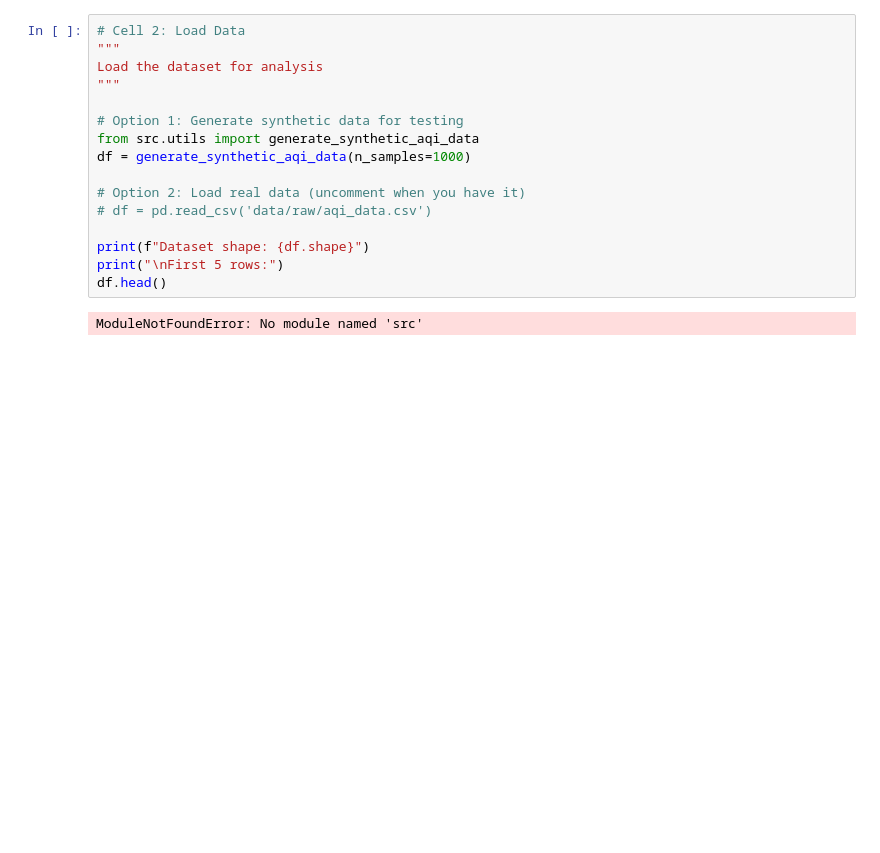
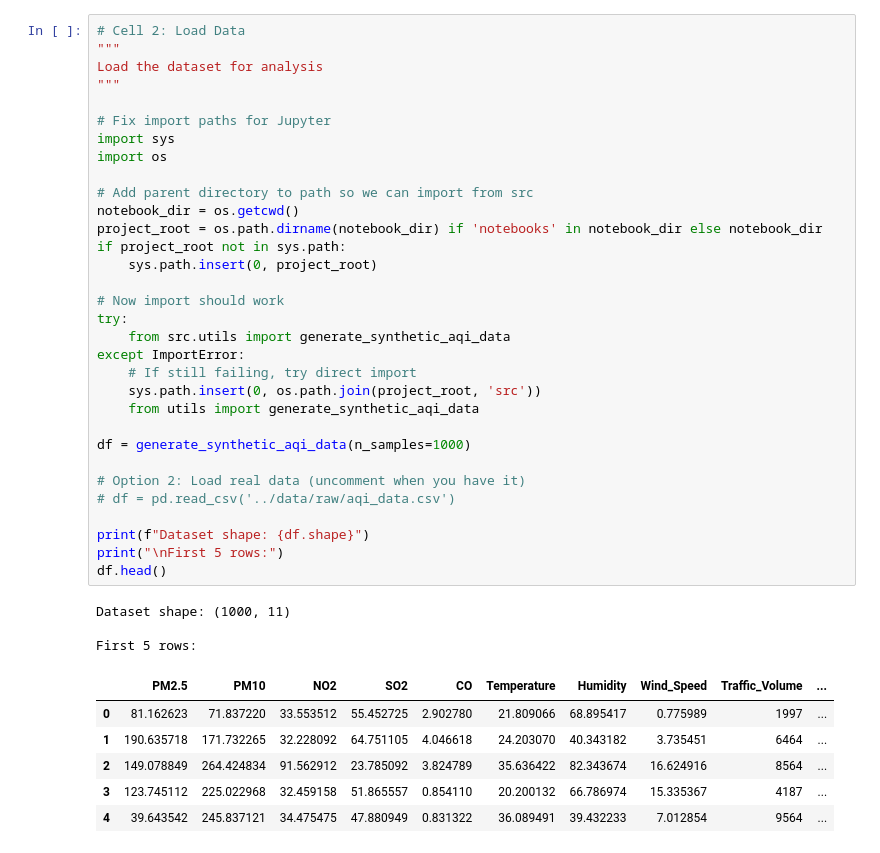
Before and after one commit to NathanMwaura/PLP_AI_week_2, a Jupyter notebook: aqi-climate-action/notebooks/01_EDA.ipynb, the cells around one changed output. Drawn from its saved outputs; the diff is of its cells as text; blank space fills up the shorter version.

```diff
--- a/aqi-climate-action/notebooks/01_EDA.ipynb
+++ b/aqi-climate-action/notebooks/01_EDA.ipynb
@@ -42,21 +57,45 @@ Successfully installed cycler-0.12.1 fonttools-4.60.1 kiwisolver-1.4.9 matplotli
 # %%
 # Cell 2: Load Data
 """
 Load the dataset for analysis
 """
 
-# Option 1: Generate synthetic data for testing
-from src.utils import generate_synthetic_aqi_data
+# Fix import paths for Jupyter
+import sys
+import os
+
+# Add parent directory to path so we can import from src
+notebook_dir = os.getcwd()
+project_root = os.path.dirname(notebook_dir) if 'notebooks' in notebook_dir else notebook_dir
+if project_root not in sys.path:
+    sys.path.insert(0, project_root)
+
+# Now import should work
+try:
+    from src.utils import generate_synthetic_aqi_data
+except ImportError:
+    # If still failing, try direct import
+    sys.path.insert(0, os.path.join(project_root, 'src'))
+    from utils import generate_synthetic_aqi_data
+
 df = generate_synthetic_aqi_data(n_samples=1000)
 
 # Option 2: Load real data (uncomment when you have it)
-# df = pd.read_csv('data/raw/aqi_data.csv')
+# df = pd.read_csv('../data/raw/aqi_data.csv')
 
 print(f"Dataset shape: {df.shape}")
 print("\nFirst 5 rows:")
 df.head()
 # %% [output]
-ModuleNotFoundError: No module named 'src'
+Dataset shape: (1000, 11)
+
+First 5 rows:
+|  | PM2.5 | PM10 | NO2 | SO2 | CO | Temperature | Humidity | Wind_Speed | Traffic_Volume | ... |
+| 0 | 81.162623 | 71.837220 | 33.553512 | 55.452725 | 2.902780 | 21.809066 | 68.895417 | 0.775989 | 1997 | ... |
+| 1 | 190.635718 | 171.732265 | 32.228092 | 64.751105 | 4.046618 | 24.203070 | 40.343182 | 3.735451 | 6464 | ... |
+| 2 | 149.078849 | 264.424834 | 91.562912 | 23.785092 | 3.824789 | 35.636422 | 82.343674 | 16.624916 | 8564 | ... |
+| 3 | 123.745112 | 225.022968 | 32.459158 | 51.865557 | 0.854110 | 20.200132 | 66.786974 | 15.335367 | 4187 | ... |
+| 4 | 39.643542 | 245.837121 | 34.475475 | 47.880949 | 0.831322 | 36.089491 | 39.432233 | 7.012854 | 9564 | ... |
 # %%
 # Cell 3: Basic Information
 """
```
Also changed, not shown: parts of 14 cells of this notebook, 11 other files.
